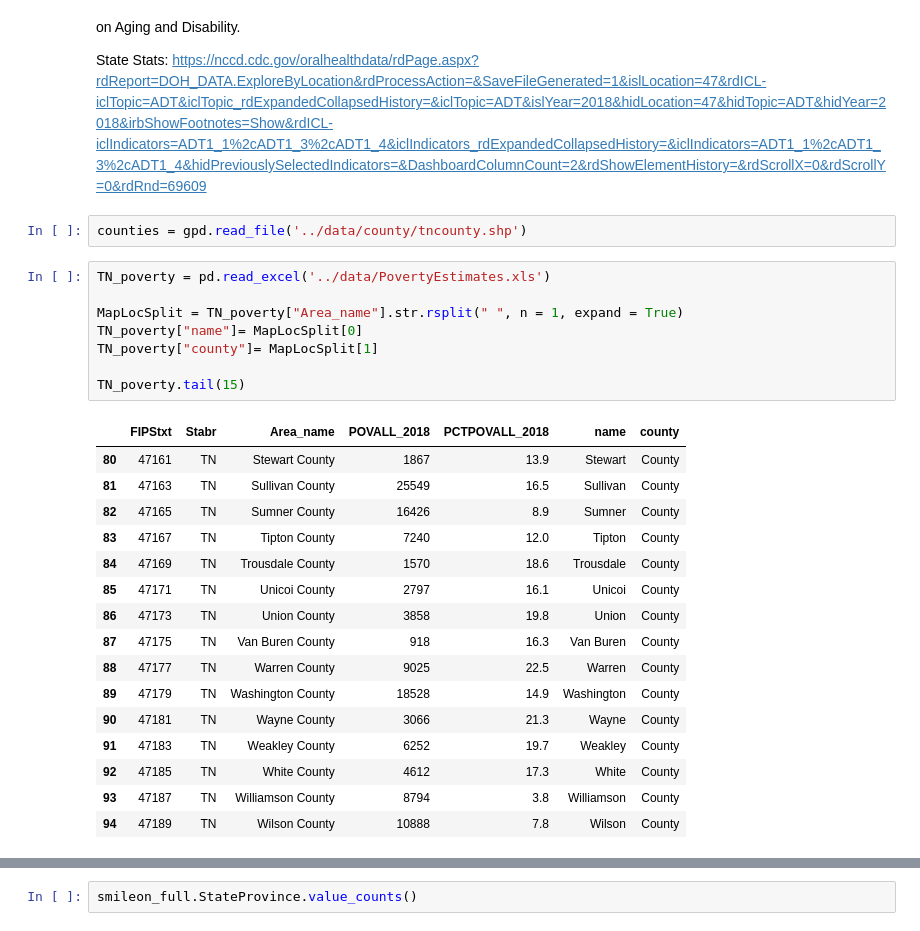
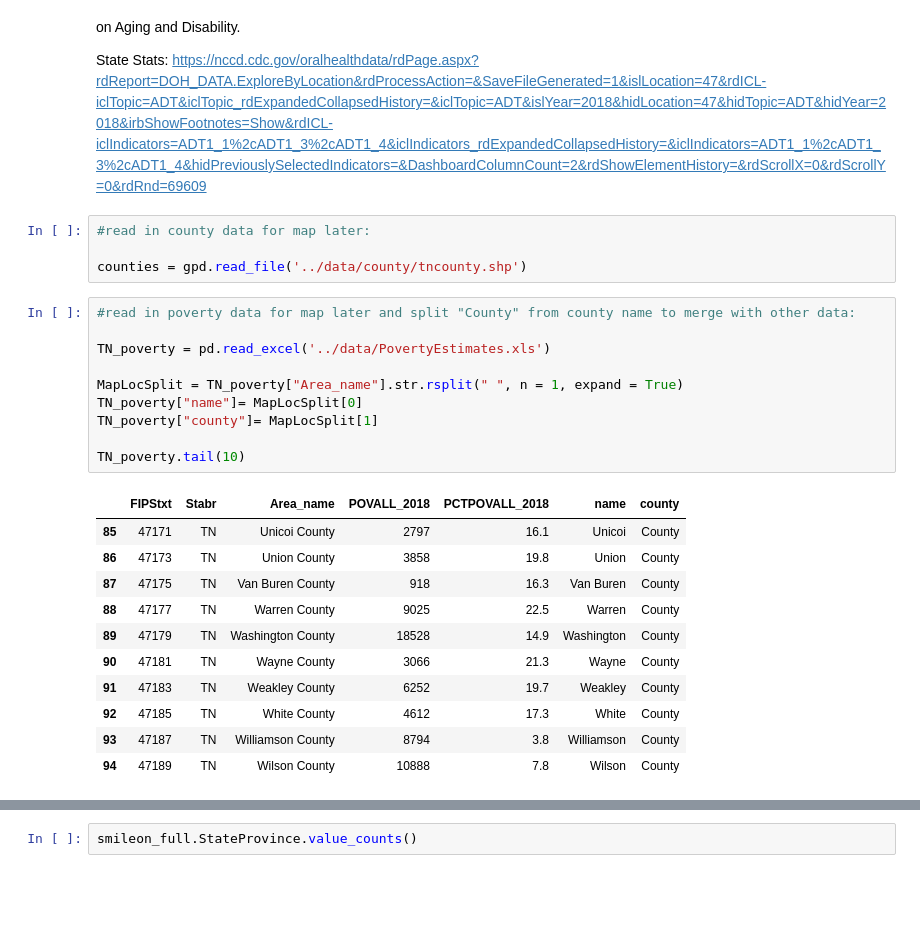
Before and after one commit to bsfcs/smile-on-spiderman, a Jupyter notebook: notebooks/smile_on.ipynb, the cells around one changed output, grey strips where cells are left out. Saved outputs shown, nothing was run; the diff lists cells and outputs as text; blank space fills up the shorter version.

```diff
--- a/notebooks/smile_on.ipynb
+++ b/notebooks/smile_on.ipynb
@@ -19,22 +19,21 @@ The funding for this project was provided through a grant awarded by the Davidso
 
 State Stats: https://nccd.cdc.gov/oralhealthdata/rdPage.aspx?rdReport=DOH_DATA.ExploreByLocation&rdProcessAction=&SaveFileGenerated=1&islLocation=47&rdICL-iclTopic=ADT&iclTopic_rdExpandedCollapsedHistory=&iclTopic=ADT&islYear=2018&hidLocation=47&hidTopic=ADT&hidYear=2018&irbShowFootnotes=Show&rdICL-iclIndicators=ADT1_1%2cADT1_3%2cADT1_4&iclIndicators_rdExpandedCollapsedHistory=&iclIndicators=ADT1_1%2cADT1_3%2cADT1_4&hidPreviouslySelectedIndicators=&DashboardColumnCount=2&rdShowElementHistory=&rdScrollX=0&rdScrollY=0&rdRnd=69609
 # %%
+#read in county data for map later:
+
 counties = gpd.read_file('../data/county/tncounty.shp')
 # %%
+#read in poverty data for map later and split "County" from county name to merge with other data:
+
 TN_poverty = pd.read_excel('../data/PovertyEstimates.xls')
 
 MapLocSplit = TN_poverty["Area_name"].str.rsplit(" ", n = 1, expand = True)
 TN_poverty["name"]= MapLocSplit[0]
 TN_poverty["county"]= MapLocSplit[1]
 
-TN_poverty.tail(15)
+TN_poverty.tail(10)
 # %% [output]
 |  | FIPStxt | Stabr | Area_name | POVALL_2018 | PCTPOVALL_2018 | name | county |
-| 80 | 47161 | TN | Stewart County | 1867 | 13.9 | Stewart | County |
-| 81 | 47163 | TN | Sullivan County | 25549 | 16.5 | Sullivan | County |
-| 82 | 47165 | TN | Sumner County | 16426 | 8.9 | Sumner | County |
-| 83 | 47167 | TN | Tipton County | 7240 | 12.0 | Tipton | County |
-| 84 | 47169 | TN | Trousdale County | 1570 | 18.6 | Trousdale | County |
 | 85 | 47171 | TN | Unicoi County | 2797 | 16.1 | Unicoi | County |
 | 86 | 47173 | TN | Union County | 3858 | 19.8 | Union | County |
 | 87 | 47175 | TN | Van Buren County | 918 | 16.3 | Van Buren | County |
```
Also changed, not shown: parts of 30 cells of this notebook, 10 other files.
